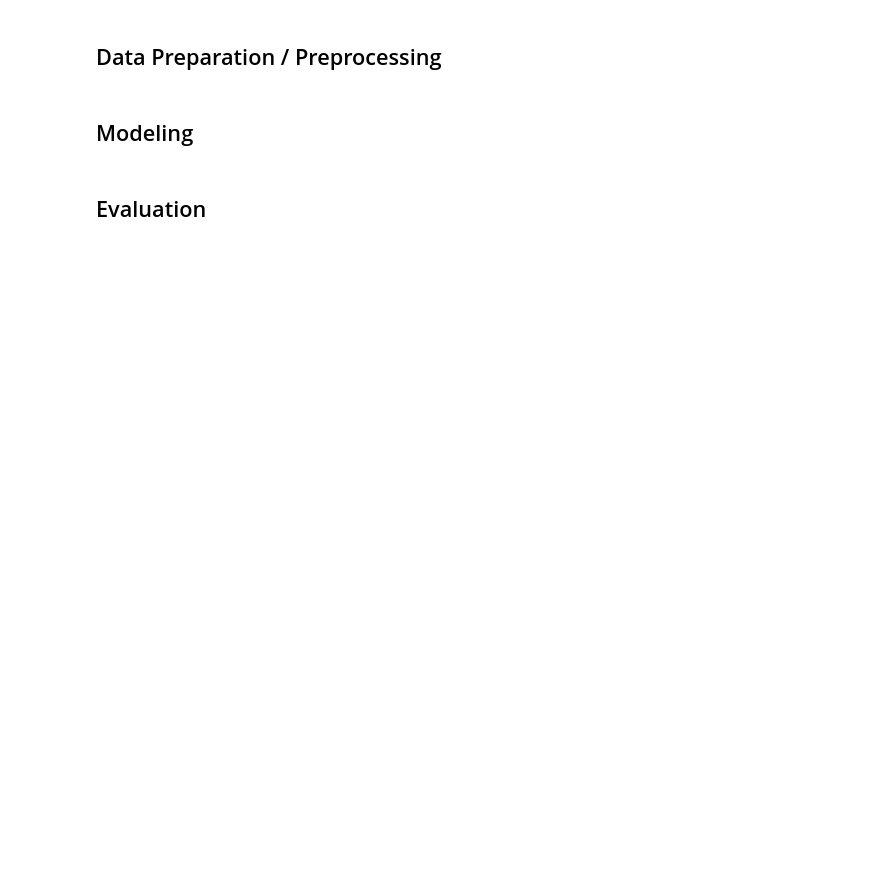
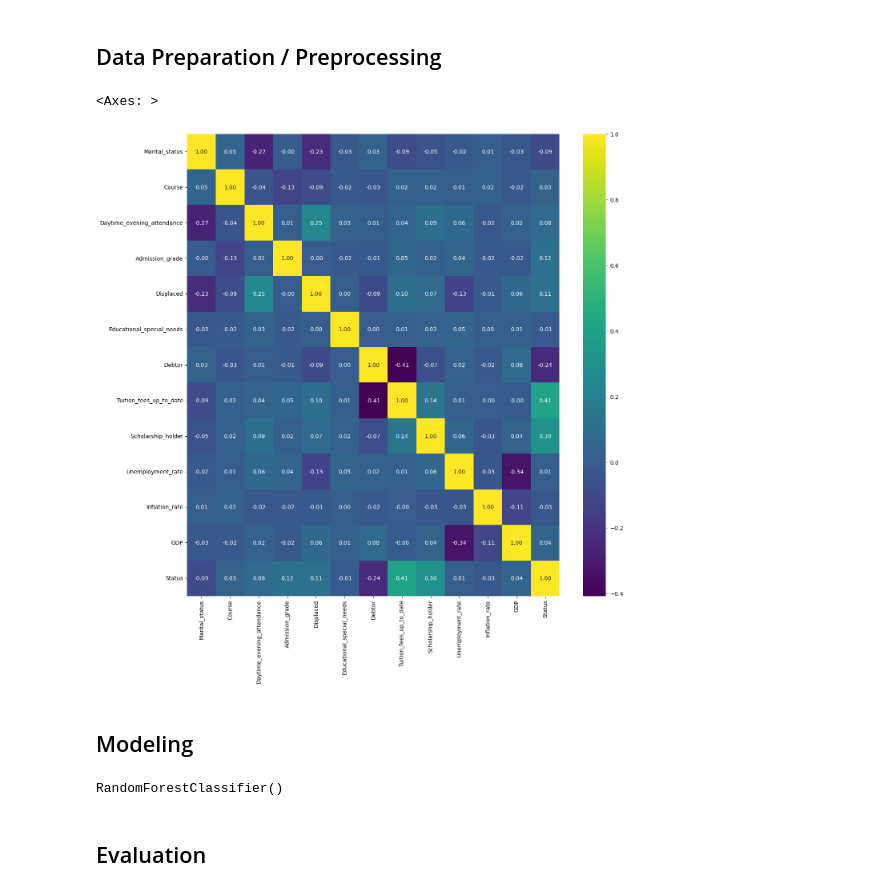
Before and after one commit to thoriqdhiyaaptaribowo/Fundamental-Data-Analysis-Dicoding, a Jupyter notebook: Education Problem/notebook.ipynb, the cells around one changed output. Cells and saved outputs as stored; diff of their text form; code cells hidden in the pictures; blank space fills up the shorter version.

Commit message:
fix add Readme & prediction model

```diff
--- a/Education Problem/notebook.ipynb
+++ b/Education Problem/notebook.ipynb
@@ -137,4 +186,20 @@ Name: count, dtype: int64
 # %% [markdown]
 ## Data Preparation / Preprocessing
+# %%
+# Label Encoding
+
+le = LabelEncoder()
+
+data_processed = data.copy()
+
+data_processed['Status'] = le.fit_transform(data_processed['Status']) #type:ignore
+# %%
+# Correlation Matrix
+
+plt.figure(figsize=(15,15))
+sns.heatmap(data_processed.corr(),annot=True,fmt='.2f',cmap='viridis')
+# %% [output]
+<Axes: >
+[figure, added]
 # %% [markdown]
 ## Modeling
@@ -141,2 +213,7 @@ Name: count, dtype: int64
+# %%
+model = RandomForestClassifier(n_estimators=100)
+model.fit(X_train, y_train)
+# %% [output]
+RandomForestClassifier()
 # %% [markdown]
 ## Evaluation
```
Also changed, not shown: parts of 5 cells of this notebook, 5 other files.
